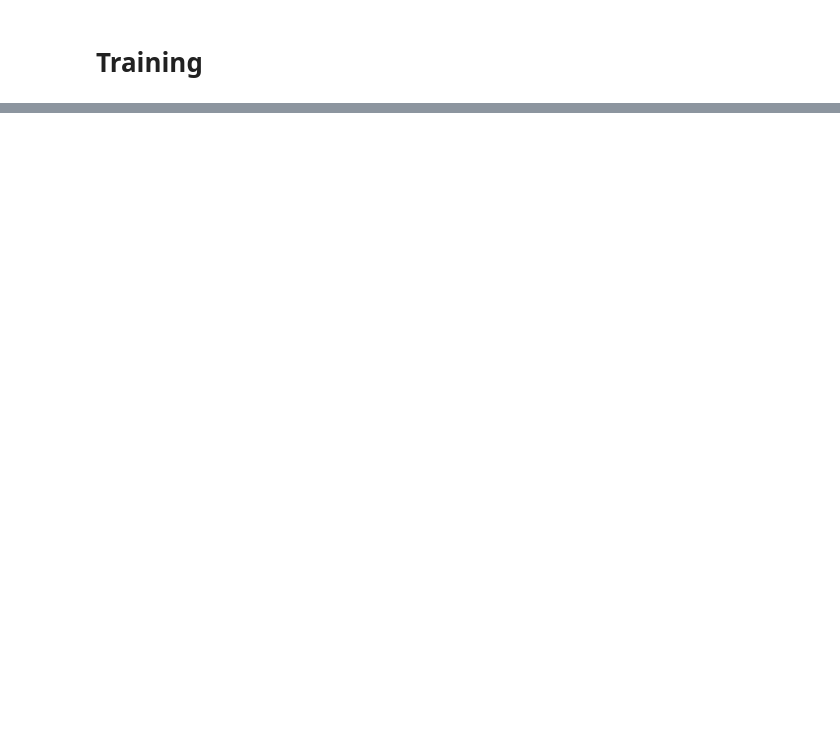
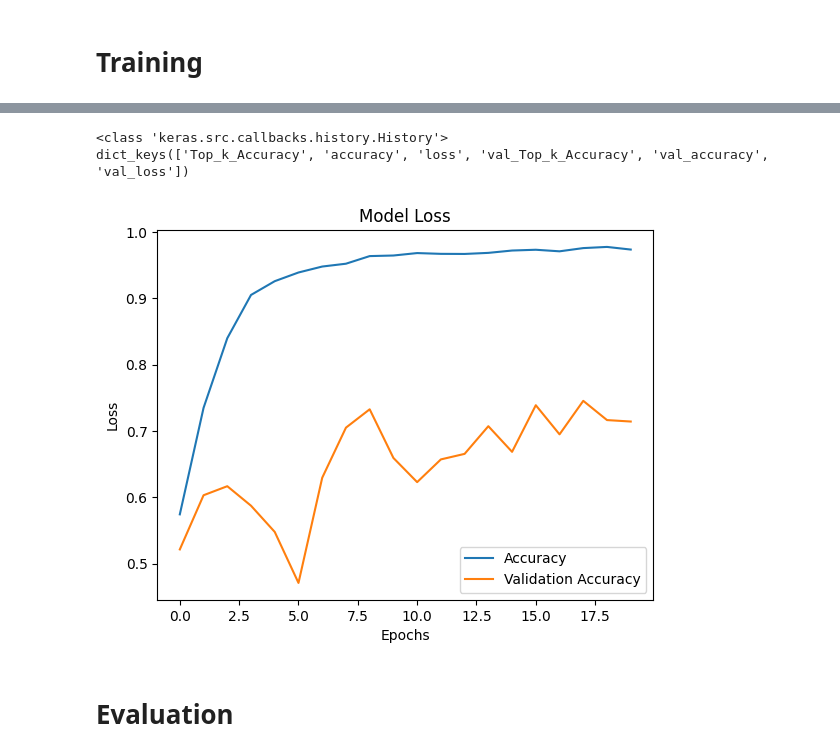
Before and after one commit to sleepsonrockss/Deep-Learning, a Jupyter notebook: HumanEmotions/HE.ipynb, the cells around one changed output, grey strips where cells are left out. Drawn from its saved outputs; the diff is of its cells as text; code cells hidden in the pictures; blank space fills up the shorter version.

```diff
--- a/HumanEmotions/HE.ipynb
+++ b/HumanEmotions/HE.ipynb
@@ -304,0 +303,16 @@ dict_keys(['Top_k_Accuracy', 'accuracy', 'loss', 'val_Top_k_Accuracy', 'val_accu
+# %%
+print(type(History))
+print(History.history.keys())
+plt.plot(History.history['accuracy'], label='Accuracy')
+plt.plot(History.history['val_accuracy'], label='Validation Accuracy')
+plt.title('Model Loss')
+plt.ylabel('Loss')
+plt.xlabel('Epochs')
+plt.legend() # Needs to be in a list
+plt.show()
+# %% [output]
+<class 'keras.src.callbacks.history.History'>
+dict_keys(['Top_k_Accuracy', 'accuracy', 'loss', 'val_Top_k_Accuracy', 'val_accuracy', 'val_loss'])
+[figure, added]
+# %% [markdown]
+# Evaluation
```
Also changed, not shown: parts of 8 cells of this notebook.
